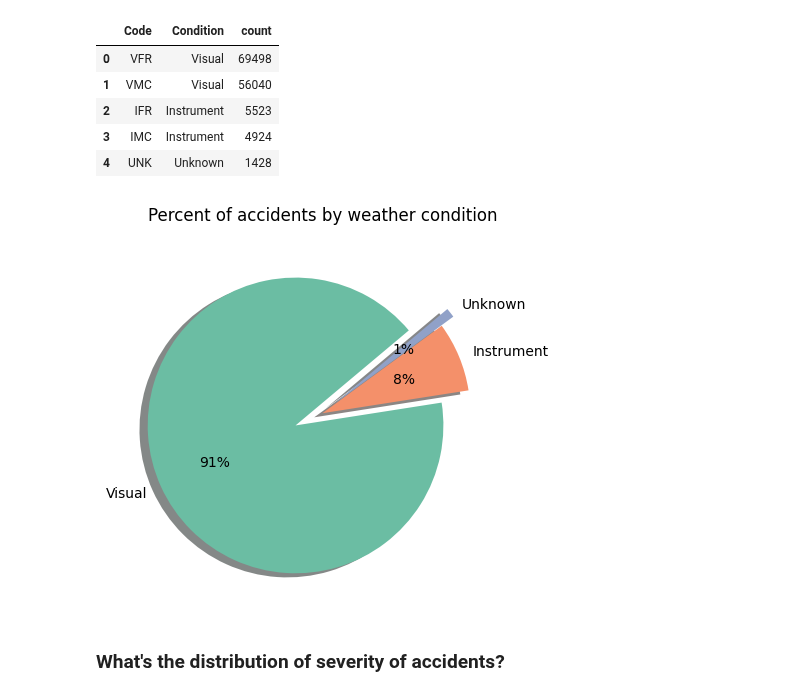
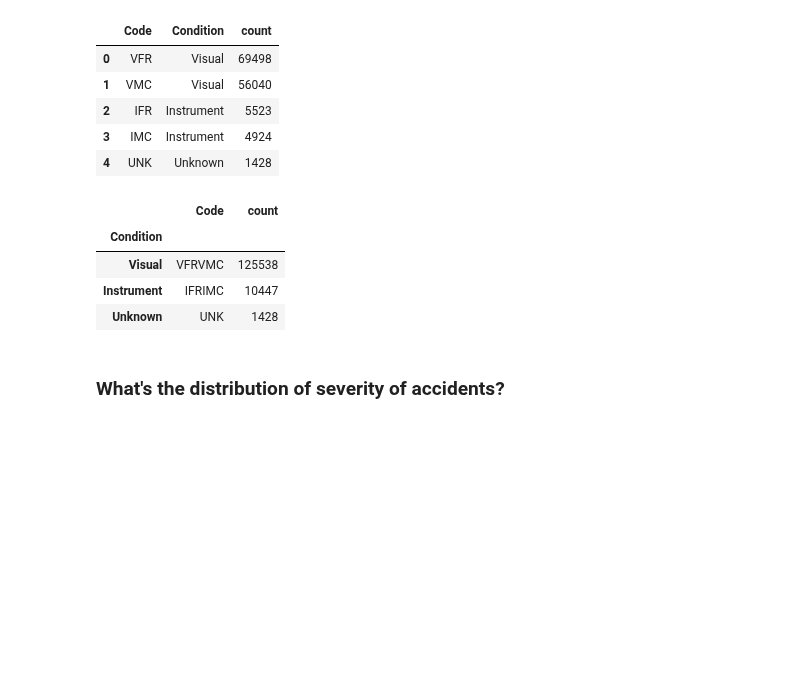
Before and after one commit to deniselouzada/air-accident-reports, a Jupyter notebook: ntsb-accidents-plotly.ipynb, the cells around one changed output. Drawn from its saved outputs; the diff is of its cells as text; code cells hidden in the pictures; blank space fills up the shorter version.

```diff
--- a/ntsb-accidents-plotly.ipynb
+++ b/ntsb-accidents-plotly.ipynb
@@ -841,21 +847,12 @@ data
 | 3 | IMC | Instrument | 4924 |
 | 4 | UNK | Unknown | 1428 |
 # %%
-data2 = data.groupby("Condition").sum().sort_values(by="count", ascending=False)
+data2 = data.groupby("Condition").sum().sort_values(
+    by="count", ascending=False)
+data2
+# %% [output]
+|  | Code | count |
+| Condition |  |  |
+| Visual | VFRVMC | 125538 |
+| Instrument | IFRIMC | 10447 |
+| Unknown | UNK | 1428 |
-# %%
-explode = (0.2, 0, 0.1)
-palette = sns.color_palette("Set2", n_colors=3, desat=0.9)
-fig, ax = plt.subplots()
-ax.pie(
-    data2["count"],
-    explode=explode,
-    labels=data2.index.to_list(),
-    autopct="%0.0f%%",
-    shadow={"ox": -0.04, "edgecolor": "none", "shade": 0.9},
-    startangle=40,
-    colors=palette,
-)
-ax.set_title("Percent of accidents by weather condition")
-plt.show()
-# %% [output]
-[figure, removed]
```
Also changed, not shown: parts of 20 cells of this notebook, 1 other file.
